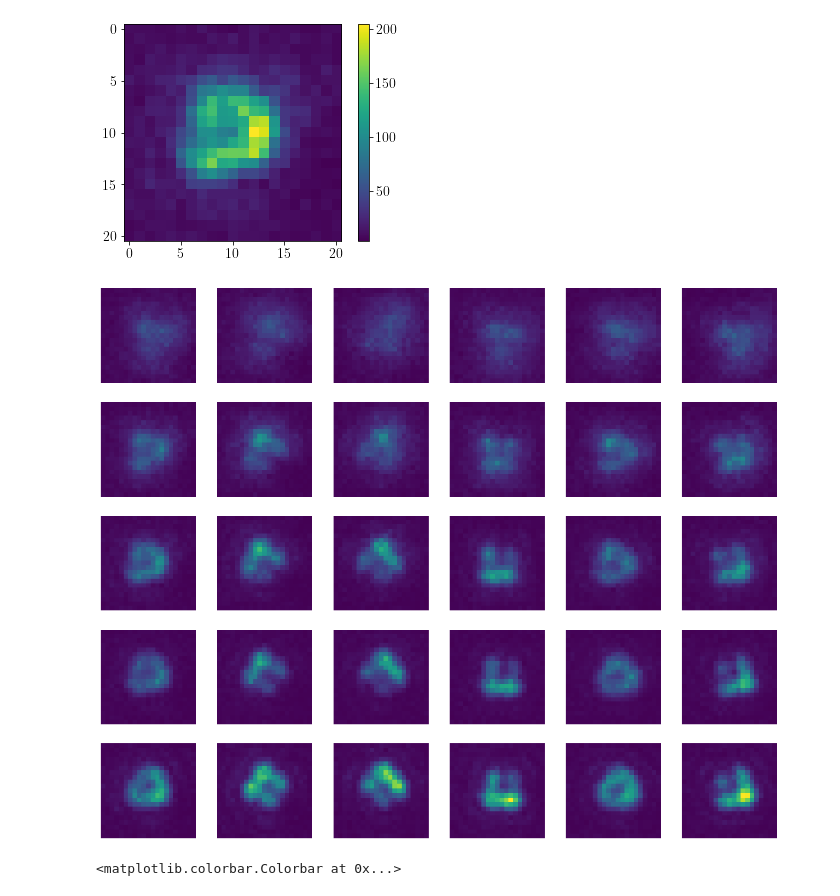
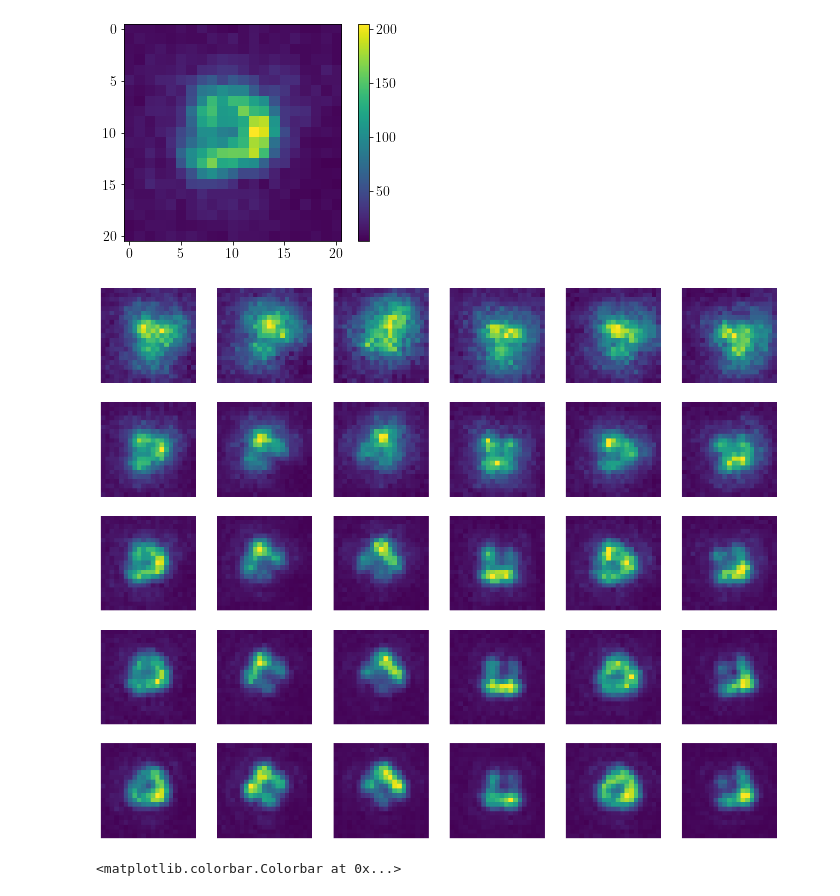
Before and after one commit to rodguti90/pyPSFstack, a Jupyter notebook: retrieval_exp_stack.ipynb, the cells around one changed output. Drawn from its saved outputs; the diff is of its cells as text; code cells hidden in the pictures.

```diff
--- a/retrieval_exp_stack.ipynb
+++ b/retrieval_exp_stack.ipynb
@@ -68,7 +68,7 @@ plt.rc('figure', titlesize=MEDIUM_SIZE)  # fontsize of the figure title
 N_pts = 128
 # Experimental parameters
 numerical_aperture = 1.49
-magnification = 100
+magnification = 100 * 1.1
 ni = 1.33
 nf = 1.518
 cam_pixel_size = 6500
@@ -221,19 +221,19 @@ plt.colorbar()
 # %%
 zdiv_mid_ind = 5
 delz=3
 plist=[0,1,2,9,10,11]
-max_val = np.max(exp_stack)
+max_val = None#np.max(exp_stack)
 fig, axs = plt.subplots(5,len(plist),figsize=(3*len(plist),3*5))
 for ind,pind in enumerate(plist):
     axs[0,ind].imshow(exp_stack[...,0,pind], vmax=max_val)
     axs[1,ind].imshow(exp_stack[...,zdiv_mid_ind-delz,pind], vmax=max_val)
     axs[2,ind].imshow(exp_stack[...,zdiv_mid_ind,pind], vmax=max_val)
     axs[3,ind].imshow(exp_stack[...,zdiv_mid_ind+delz,pind], vmax=max_val)
     axs[4,ind].imshow(exp_stack[...,-1,pind], vmax=max_val)
 for ax in axs.ravel():
     ax.set_axis_off()
 # %% [output]
-[figure, old version]
+[figure, new version]
 # %%
 zin=-1; pin=2
 fig, axs = plt.subplots(1,2,figsize=(2*5,5))
```
Also changed, not shown: parts of 13 cells of this notebook.
